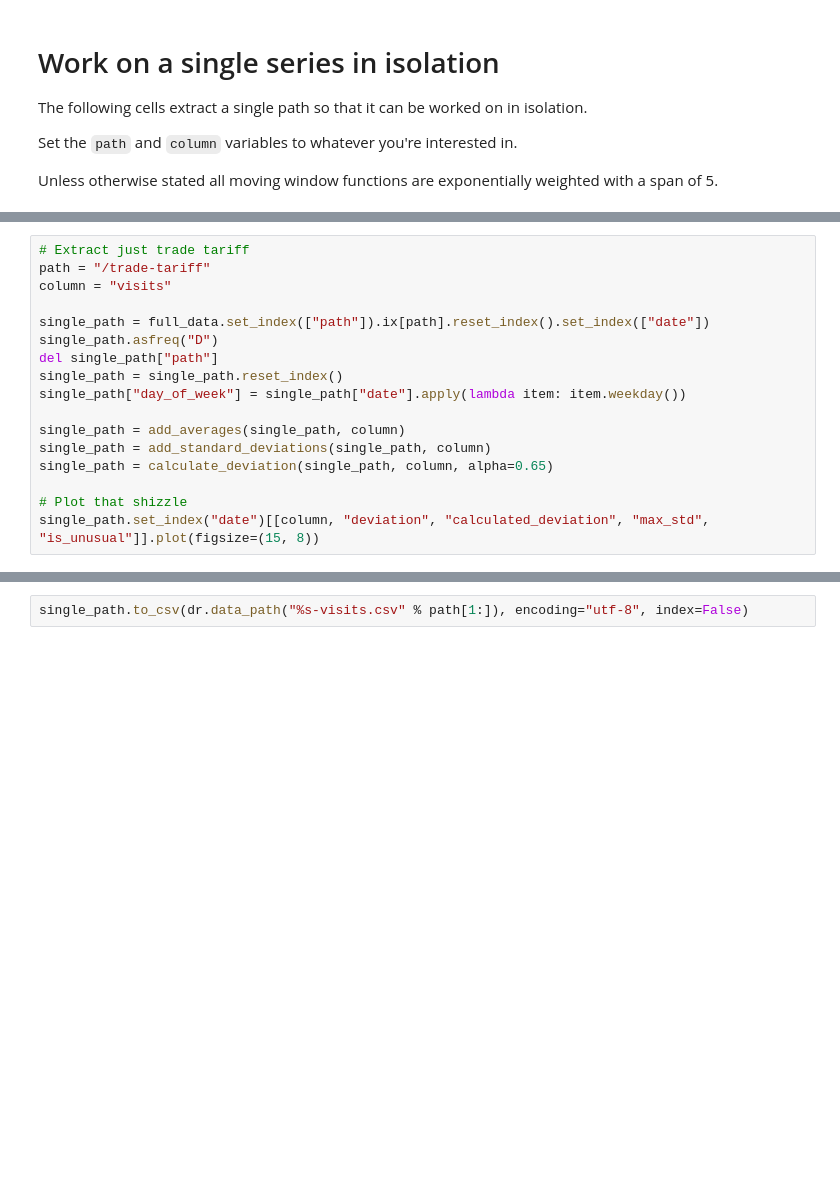
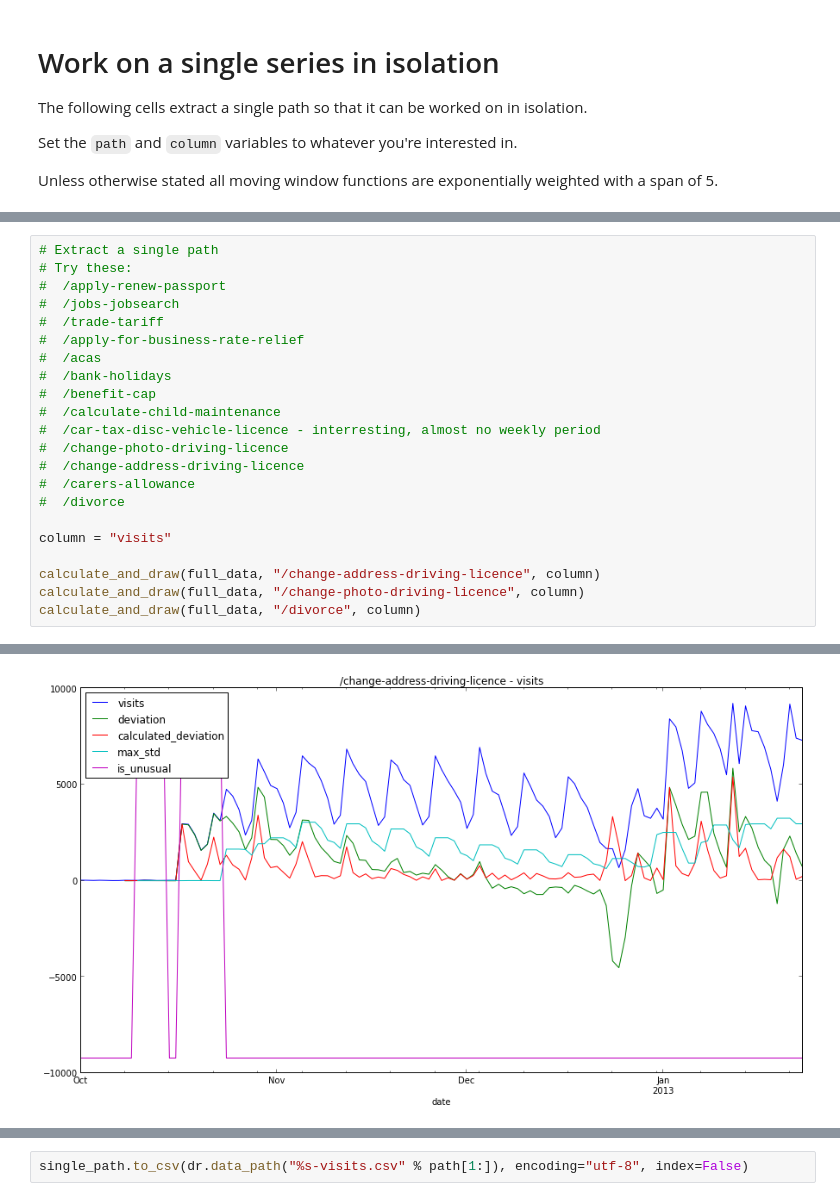
Before and after one commit to robyoung/dora, a Jupyter notebook: notebooks/Visits per piece of content.ipynb, the cells around one changed output, grey strips where cells are left out. Drawn from its saved outputs; the diff is of its cells as text; blank space fills up the shorter version.

Commit message:
Implement outlier detection for full data set.
Also tweak the algorithm a little after looking at some more results.

```diff
--- a/notebooks/Visits per piece of content.ipynb
+++ b/notebooks/Visits per piece of content.ipynb
@@ -175,17 +194,23 @@ def calculate_deviation(frame, column, alpha=0.4):
-# %%
-# Extract just trade tariff
-path = "/trade-tariff"
-column = "visits"
-
-single_path = full_data.set_index(["path"]).ix[path].reset_index().set_index(["date"])
-single_path.asfreq("D")
-del single_path["path"]
-single_path = single_path.reset_index()
-single_path["day_of_week"] = single_path["date"].apply(lambda item: item.weekday())
-
-single_path = add_averages(single_path, column)
-single_path = add_standard_deviations(single_path, column)
-single_path = calculate_deviation(single_path, column, alpha=0.65)
-
-# Plot that shizzle
-single_path.set_index("date")[[column, "deviation", "calculated_deviation", "max_std", "is_unusual"]].plot(figsize=(15, 8))
+# %%
+# Extract a single path
+# Try these:
+#  /apply-renew-passport
+#  /jobs-jobsearch
+#  /trade-tariff
+#  /apply-for-business-rate-relief
+#  /acas
+#  /bank-holidays
+#  /benefit-cap
+#  /calculate-child-maintenance
+#  /car-tax-disc-vehicle-licence - interresting, almost no weekly period
+#  /change-photo-driving-licence
+#  /change-address-driving-licence
+#  /carers-allowance
+#  /divorce
+
+column = "visits"
+
+calculate_and_draw(full_data, "/change-address-driving-licence", column)
+calculate_and_draw(full_data, "/change-photo-driving-licence", column)
+calculate_and_draw(full_data, "/divorce", column)
+# %% [output]
@@ -191,0 +234 @@ single_path.set_index("date")[[column, "deviation", "calculated_deviation", "max
+[figure, added]
```
Also changed, not shown: parts of 8 cells of this notebook.
